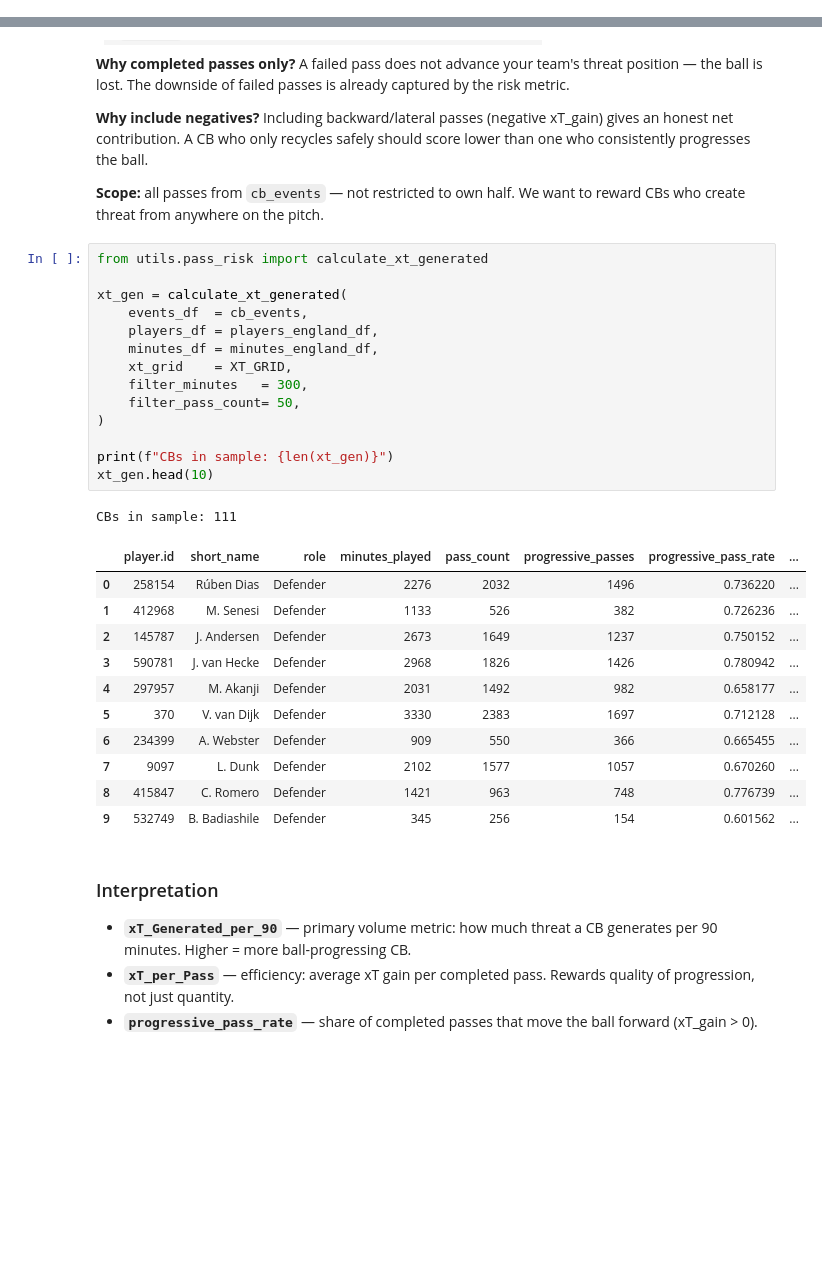
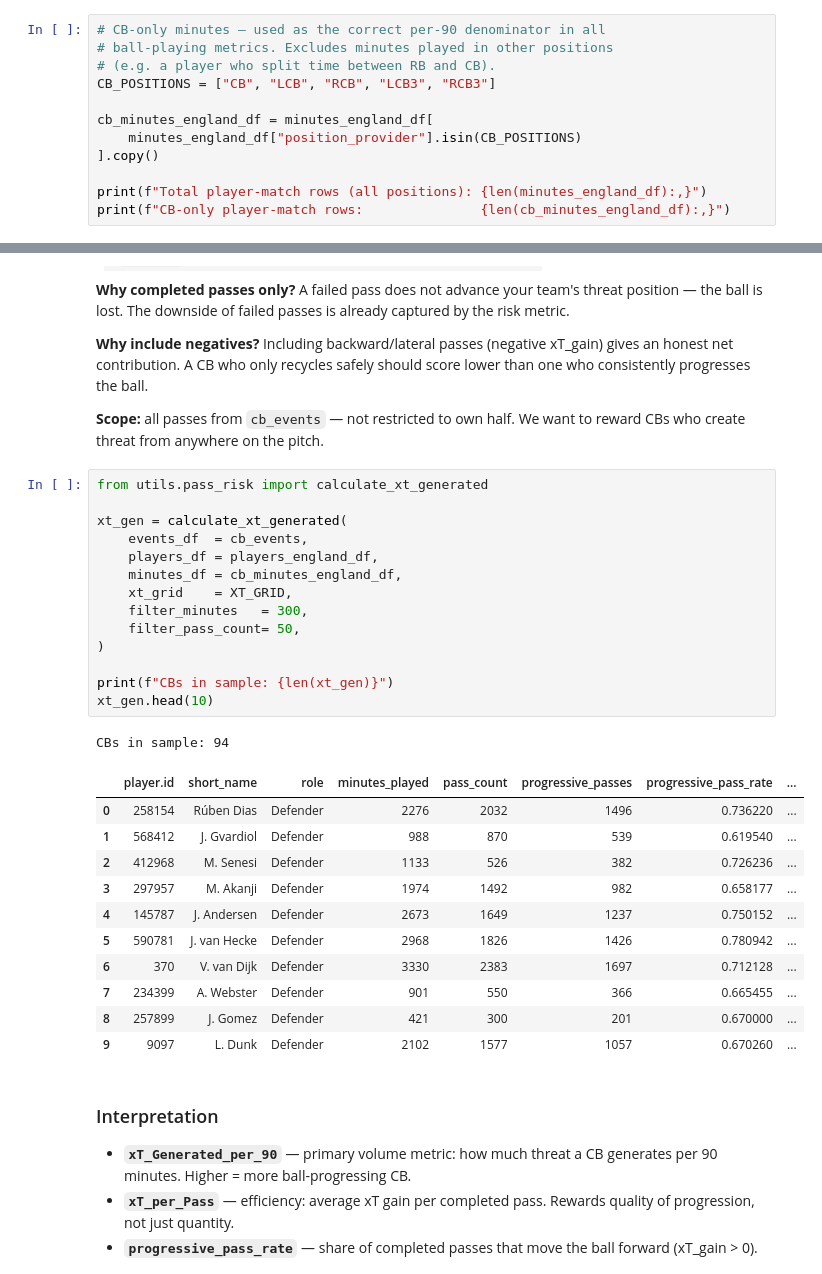
Before and after one commit to Giorgis3/Twelve-GPT-Educational-Giorgis, a Jupyter notebook: nbs/qualities.ipynb, the cells around one changed output, grey strips where cells are left out. Cells and saved outputs as stored; diff of their text form; blank space fills up the shorter version.

```diff
--- a/nbs/qualities.ipynb
+++ b/nbs/qualities.ipynb
@@ -765,3 +765,15 @@ minutes_england_df[minutes_england_df["minutes"] < 0]
 166 rows × 19 columns
 # %%
 minutes_england_df["minutes"] = minutes_england_df["minutes"].clip(lower=0)
+# %%
+# CB-only minutes — used as the correct per-90 denominator in all
+# ball-playing metrics. Excludes minutes played in other positions
+# (e.g. a player who split time between RB and CB).
+CB_POSITIONS = ["CB", "LCB", "RCB", "LCB3", "RCB3"]
+
+cb_minutes_england_df = minutes_england_df[
+    minutes_england_df["position_provider"].isin(CB_POSITIONS)
+].copy()
+
+print(f"Total player-match rows (all positions): {len(minutes_england_df):,}")
+print(f"CB-only player-match rows:               {len(cb_minutes_england_df):,}")
@@ -2335,30 +2366,30 @@ $$\text{xT\_gain} = \text{xT\_end} - \text{xT\_start}$$
 # %%
 from utils.pass_risk import calculate_xt_generated
 
 xt_gen = calculate_xt_generated(
     events_df  = cb_events,
     players_df = players_england_df,
-    minutes_df = minutes_england_df,
+    minutes_df = cb_minutes_england_df,
     xt_grid    = XT_GRID,
     filter_minutes   = 300,
     filter_pass_count= 50,
 )
 
 print(f"CBs in sample: {len(xt_gen)}")
 xt_gen.head(10)
 # %% [output]
-CBs in sample: 111
+CBs in sample: 94
 |  | player.id | short_name | role | minutes_played | pass_count | progressive_passes | progressive_pass_rate | ... |
 | 0 | 258154 | Rúben Dias | Defender | 2276 | 2032 | 1496 | 0.736220 | ... |
-| 1 | 412968 | M. Senesi | Defender | 1133 | 526 | 382 | 0.726236 | ... |
-| 2 | 145787 | J. Andersen | Defender | 2673 | 1649 | 1237 | 0.750152 | ... |
-| 3 | 590781 | J. van Hecke | Defender | 2968 | 1826 | 1426 | 0.780942 | ... |
-| 4 | 297957 | M. Akanji | Defender | 2031 | 1492 | 982 | 0.658177 | ... |
-| 5 | 370 | V. van Dijk | Defender | 3330 | 2383 | 1697 | 0.712128 | ... |
-| 6 | 234399 | A. Webster | Defender | 909 | 550 | 366 | 0.665455 | ... |
-| 7 | 9097 | L. Dunk | Defender | 2102 | 1577 | 1057 | 0.670260 | ... |
-| 8 | 415847 | C. Romero | Defender | 1421 | 963 | 748 | 0.776739 | ... |
-| 9 | 532749 | B. Badiashile | Defender | 345 | 256 | 154 | 0.601562 | ... |
+| 1 | 568412 | J. Gvardiol | Defender | 988 | 870 | 539 | 0.619540 | ... |
+| 2 | 412968 | M. Senesi | Defender | 1133 | 526 | 382 | 0.726236 | ... |
+| 3 | 297957 | M. Akanji | Defender | 1974 | 1492 | 982 | 0.658177 | ... |
+| 4 | 145787 | J. Andersen | Defender | 2673 | 1649 | 1237 | 0.750152 | ... |
+| 5 | 590781 | J. van Hecke | Defender | 2968 | 1826 | 1426 | 0.780942 | ... |
+| 6 | 370 | V. van Dijk | Defender | 3330 | 2383 | 1697 | 0.712128 | ... |
+| 7 | 234399 | A. Webster | Defender | 901 | 550 | 366 | 0.665455 | ... |
+| 8 | 257899 | J. Gomez | Defender | 421 | 300 | 201 | 0.670000 | ... |
+| 9 | 9097 | L. Dunk | Defender | 2102 | 1577 | 1057 | 0.670260 | ... |
 # %% [markdown]
 ### Interpretation
 
```
Also changed, not shown: parts of 21 cells of this notebook.
